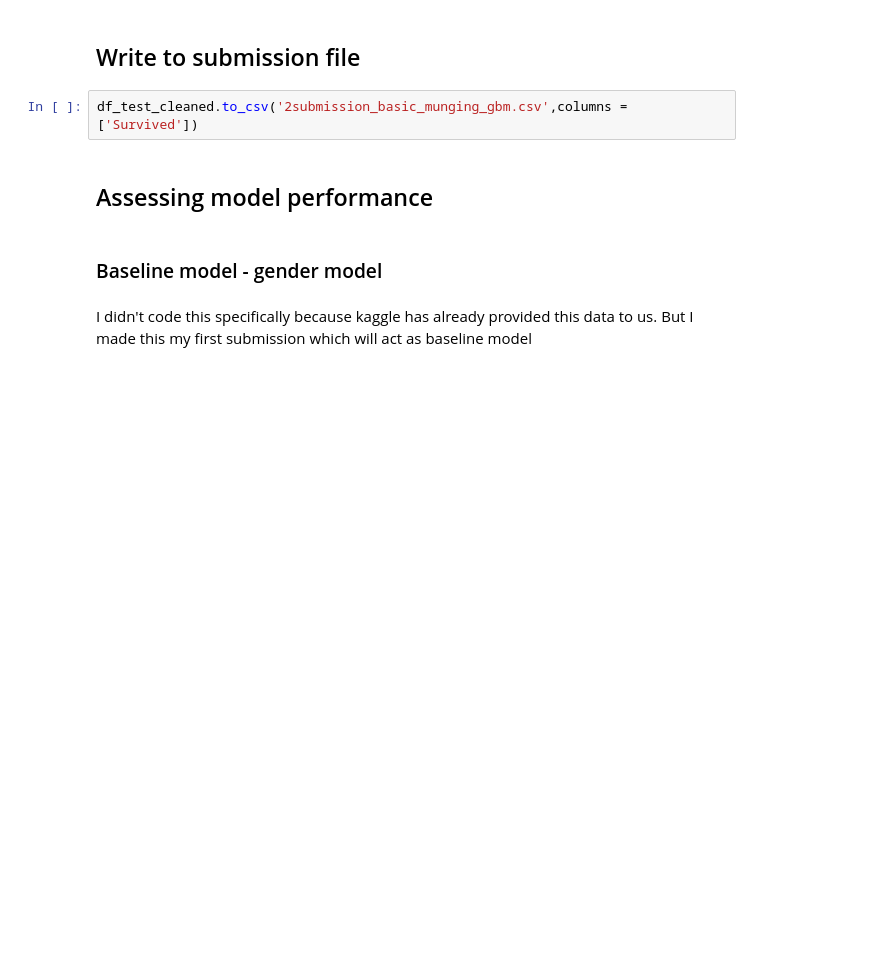
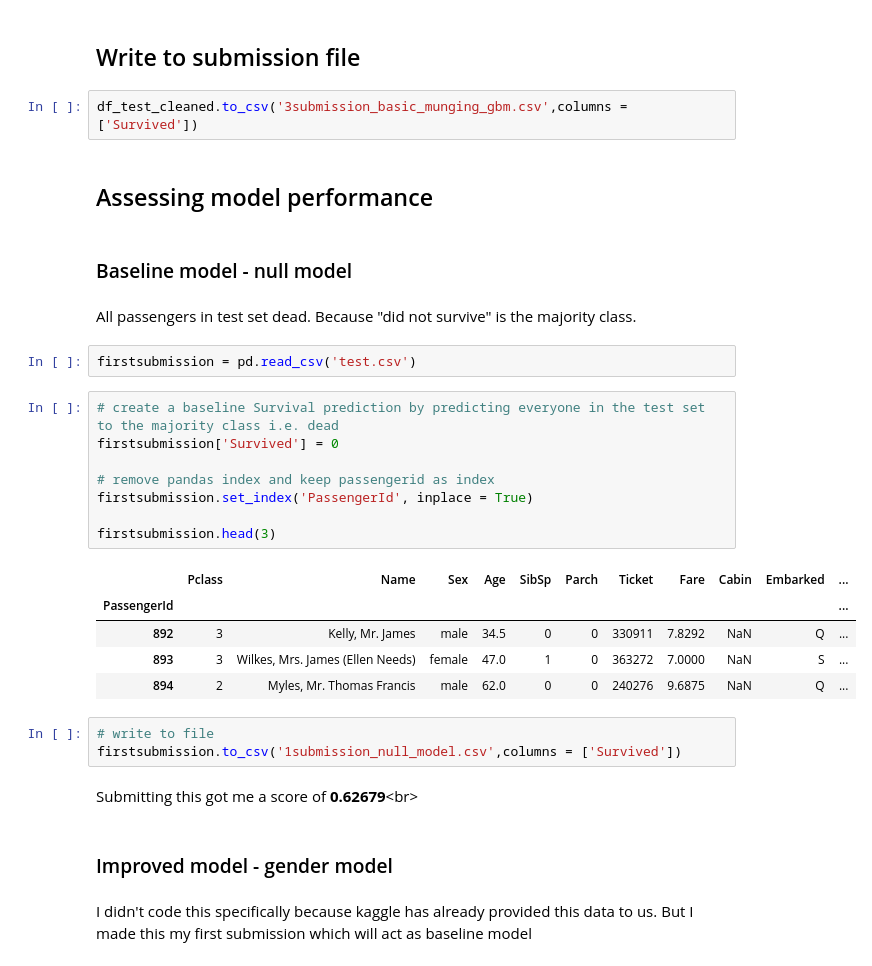
Before and after one commit to vivekbharadwaj/titanic_kaggle, a Jupyter notebook: titanic_kaggle_prediction_model_ensemble.ipynb, the cells around one changed output. Drawn from its saved outputs; the diff is of its cells as text; blank space fills up the shorter version.

Commit message:
included calculations for null model (all dead) as baseline model. 3 submissions so far.

```diff
--- a/titanic_kaggle_prediction_model_ensemble.ipynb
+++ b/titanic_kaggle_prediction_model_ensemble.ipynb
@@ -509,11 +509,36 @@ df_test_cleaned.head(3)
 # %% [markdown]
 ## Write to submission file
 # %%
-df_test_cleaned.to_csv('2submission_basic_munging_gbm.csv',columns = ['Survived'])
+df_test_cleaned.to_csv('3submission_basic_munging_gbm.csv',columns = ['Survived'])
 # %% [markdown]
 ## Assessing model performance
 # %% [markdown]
-### Baseline model - gender model
+### Baseline model - null model
+# %% [markdown]
+All passengers in test set dead. Because "did not survive" is the majority class.
+# %%
+firstsubmission = pd.read_csv('test.csv')
+# %%
+# create a baseline Survival prediction by predicting everyone in the test set to the majority class i.e. dead
+firstsubmission['Survived'] = 0
+
+# remove pandas index and keep passengerid as index
+firstsubmission.set_index('PassengerId', inplace = True)
+
+firstsubmission.head(3)
+# %% [output]
+|  | Pclass | Name | Sex | Age | SibSp | Parch | Ticket | Fare | Cabin | Embarked | ... |
+| PassengerId |  |  |  |  |  |  |  |  |  |  | ... |
+| 892 | 3 | Kelly, Mr. James | male | 34.5 | 0 | 0 | 330911 | 7.8292 | NaN | Q | ... |
+| 893 | 3 | Wilkes, Mrs. James (Ellen Needs) | female | 47.0 | 1 | 0 | 363272 | 7.0000 | NaN | S | ... |
+| 894 | 2 | Myles, Mr. Thomas Francis | male | 62.0 | 0 | 0 | 240276 | 9.6875 | NaN | Q | ... |
+# %%
+# write to file
+firstsubmission.to_csv('1submission_null_model.csv',columns = ['Survived'])
+# %% [markdown]
+Submitting this got me a score of __0.62679__<br\>
+# %% [markdown]
+### Improved model - gender model
 # %% [markdown]
 I didn't code this specifically because kaggle has already provided this data to us. But I made this my first submission which will act as baseline model
 # %%
```
Also changed, not shown: parts of 9 cells of this notebook.
